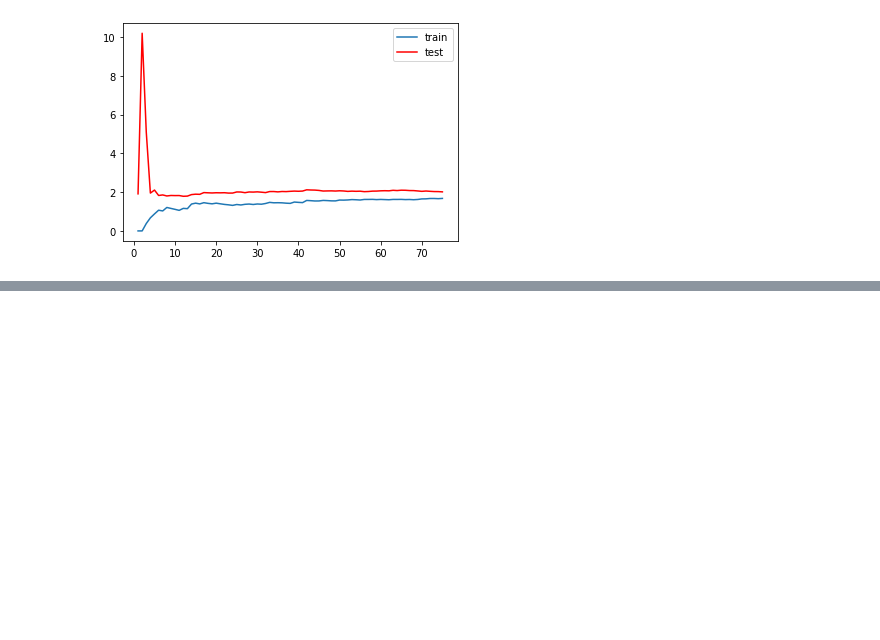
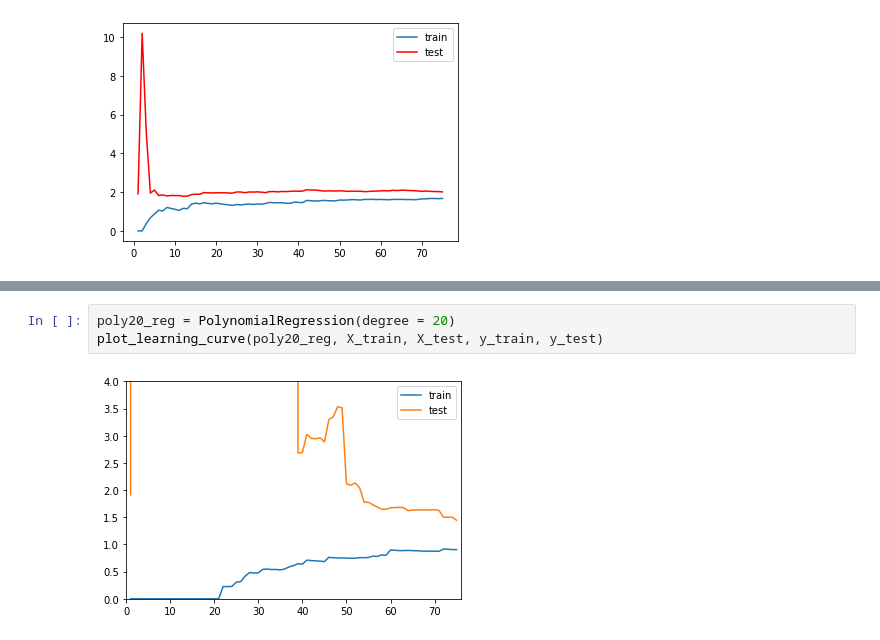
Before and after one commit to lifedespicable/Python_Learning, a Jupyter notebook: Machine_Learning_Codes/06 - 多项式回归与模型泛化/04 - 学习曲线.ipynb, the cells around one changed output, grey strips where cells are left out. Cells and saved outputs as stored; diff of their text form; blank space fills up the shorter version.

```diff
--- a/Machine_Learning_Codes/06 - 多项式回归与模型泛化/04 - 学习曲线.ipynb
+++ b/Machine_Learning_Codes/06 - 多项式回归与模型泛化/04 - 学习曲线.ipynb
@@ -47,0 +88,5 @@ plt.legend()
+# %%
+poly20_reg = PolynomialRegression(degree = 20)
+plot_learning_curve(poly20_reg, X_train, X_test, y_train, y_test)
+# %% [output]
+[figure, added]
```
Also changed, not shown: parts of 3 cells of this notebook, 12 other files.
